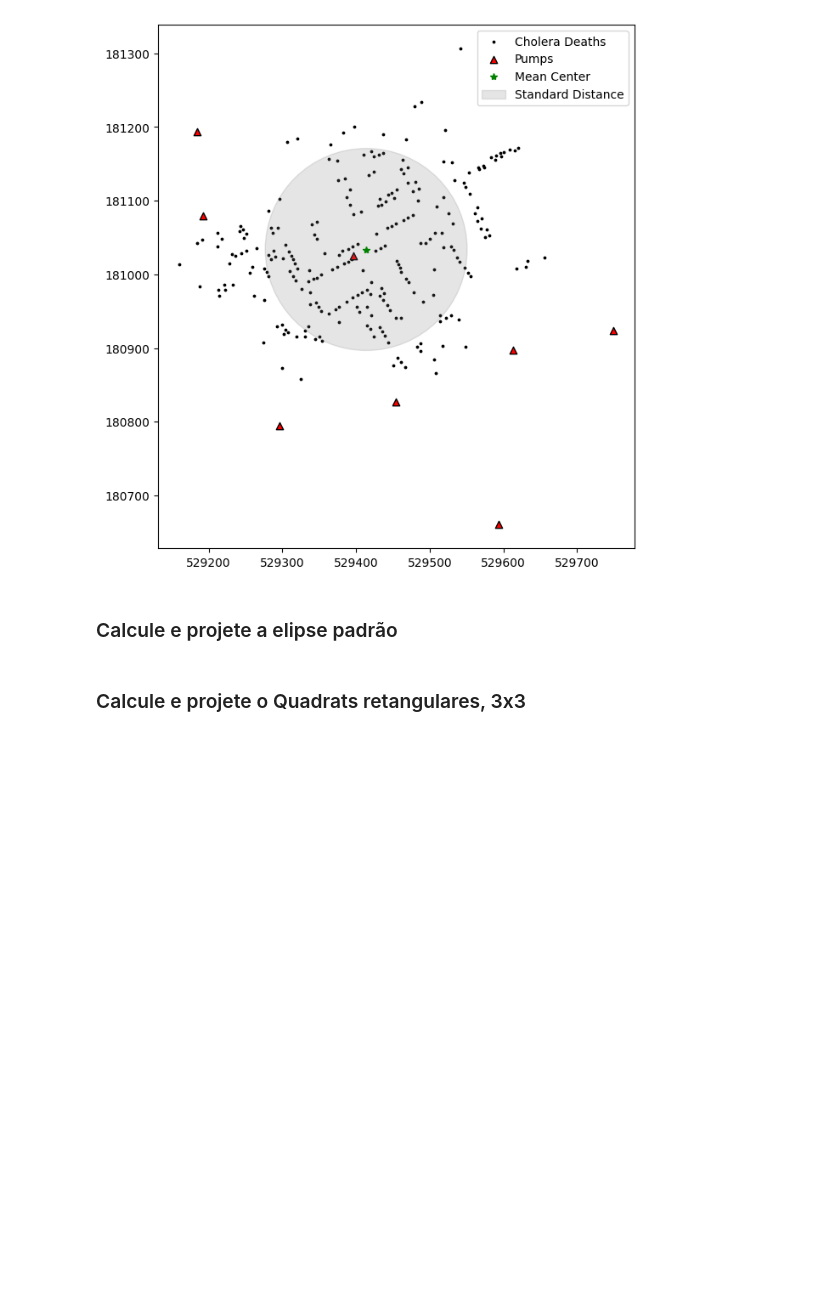
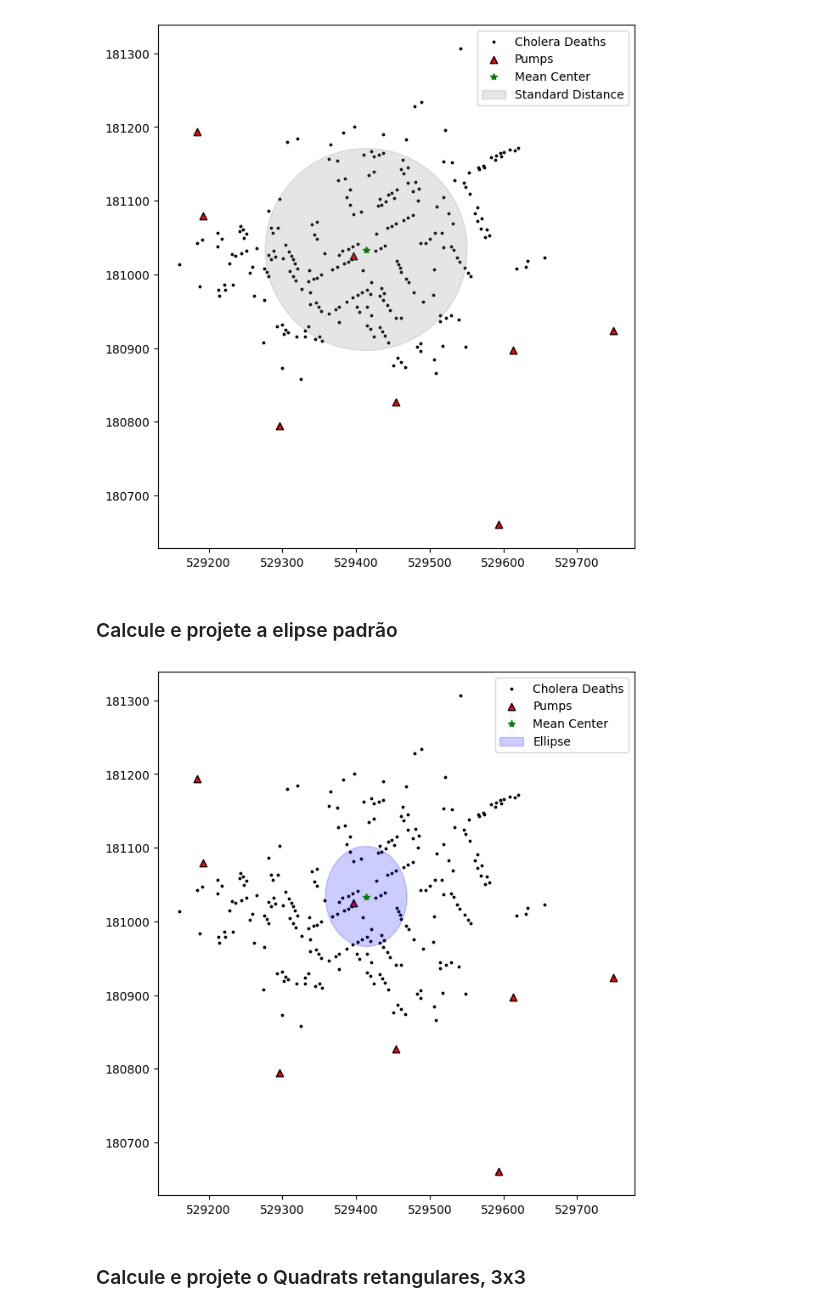
Before and after one commit to bert799/GeoRef, a Jupyter notebook: Notebooks/Alunos_ESDA_Exercício_John_Snow.ipynb, the cells around one changed output. Saved outputs shown, nothing was run; the diff lists cells and outputs as text; code cells hidden in the pictures; blank space fills up the shorter version.

```diff
--- a/Notebooks/Alunos_ESDA_Exercício_John_Snow.ipynb
+++ b/Notebooks/Alunos_ESDA_Exercício_John_Snow.ipynb
@@ -141,5 +140,18 @@ plt.show()
 [figure]
 # %% [markdown]
 ### Calcule e projete a elipse padrão
+# %%
+cholera_ellipse = ellipse(cholera_pp.points)
+# %%
+fig, ax = plt.subplots(figsize=(10,8))
+cholera_deaths.plot(ax=ax, color='k', edgecolor='black', markersize = 3, label='Cholera Deaths')
+pumps.plot(ax=ax, color='red', edgecolor='k', marker='^', label='Pumps')
+plt.plot(cholera_mc[0], cholera_mc[1], 'g*', label='Mean Center')
+ellipse = Ellipse(cholera_mc, cholera_ellipse[0], cholera_ellipse[1], cholera_ellipse[2], color='blue', alpha=0.2, label='Ellipse')
+ax.add_artist(ellipse)
+plt.legend()
+plt.show()
+# %% [output]
+[figure, added]
 # %% [markdown]
 ### Calcule e projete o Quadrats retangulares, 3x3
```
Also changed, not shown: parts of 4 cells of this notebook.
